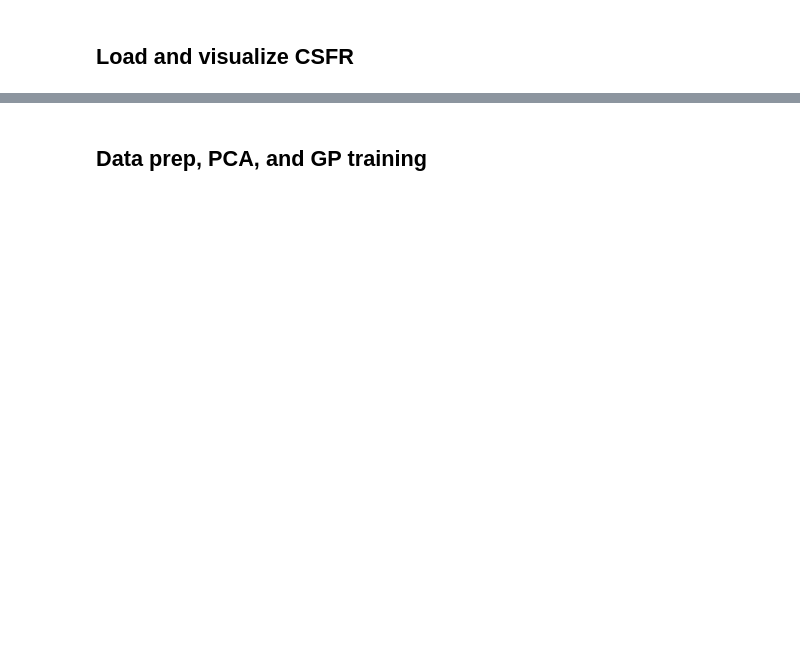
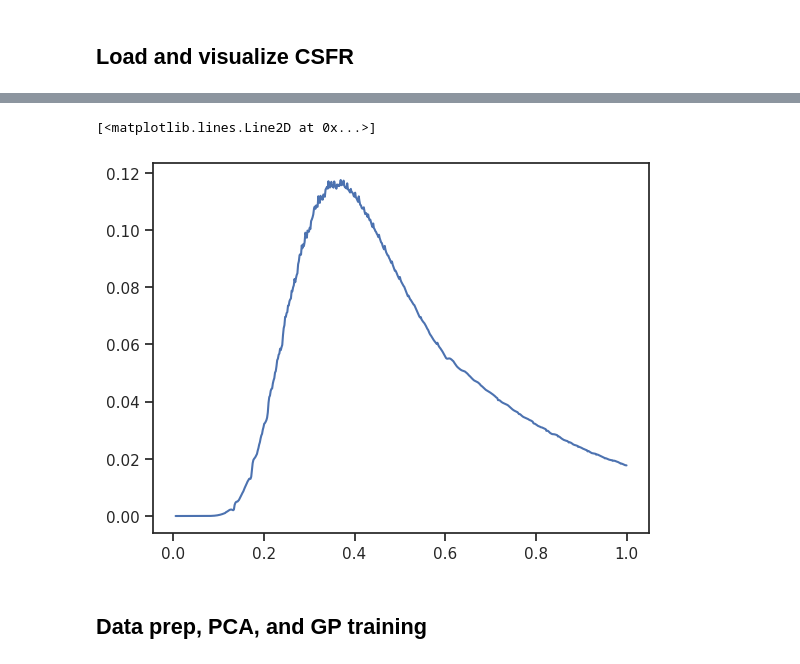
Before and after one commit to nesar/CosmoHydro, a Jupyter notebook: codes/01_train_emulators_csfr.ipynb, the cells around one changed output, grey strips where cells are left out. Cells and saved outputs as stored; diff of their text form; code cells hidden in the pictures; blank space fills up the shorter version.

```diff
--- a/codes/01_train_emulators_csfr.ipynb
+++ b/codes/01_train_emulators_csfr.ipynb
@@ -68,3 +71,8 @@ FileNotFoundError: ../data/400MPC_RUNS_5SG_2COSMO_PARAM/HAvoCC/RUN001/extract/CS
+# %%
+plt.plot(scale_factor, csfr_arr[0, ])
+# %% [output]
+[<matplotlib.lines.Line2D at 0x...>]
+[figure, added]
 # %% [markdown]
 ## Data prep, PCA, and GP training
 # %%
```
Also changed, not shown: parts of 6 cells of this notebook, 47 other files.
